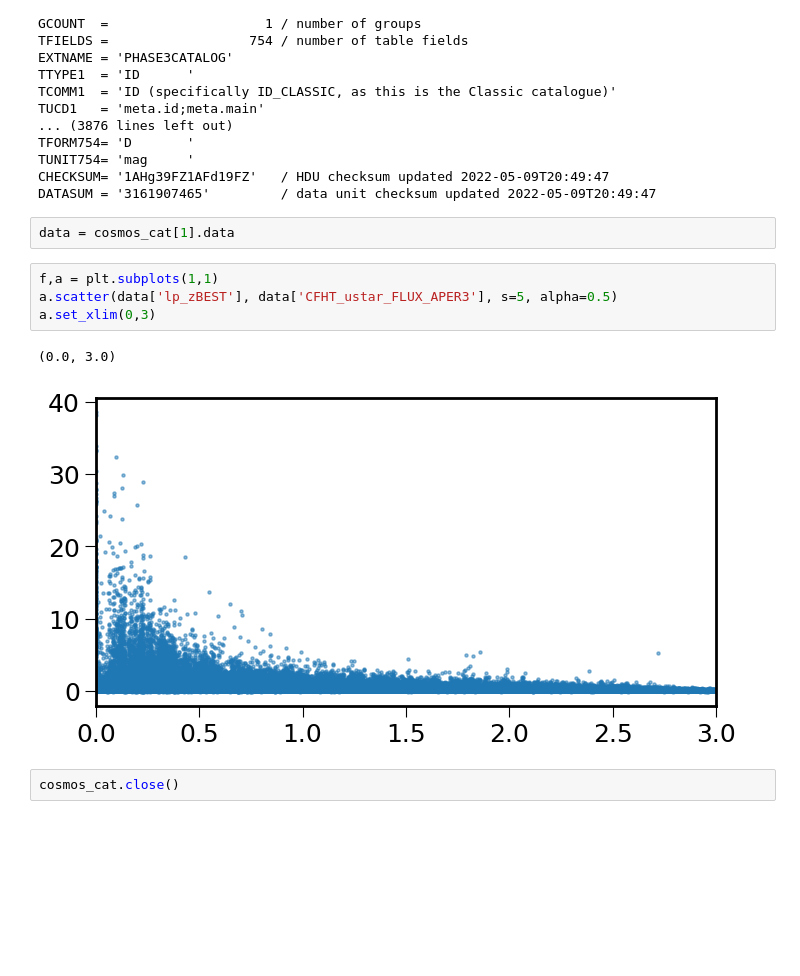
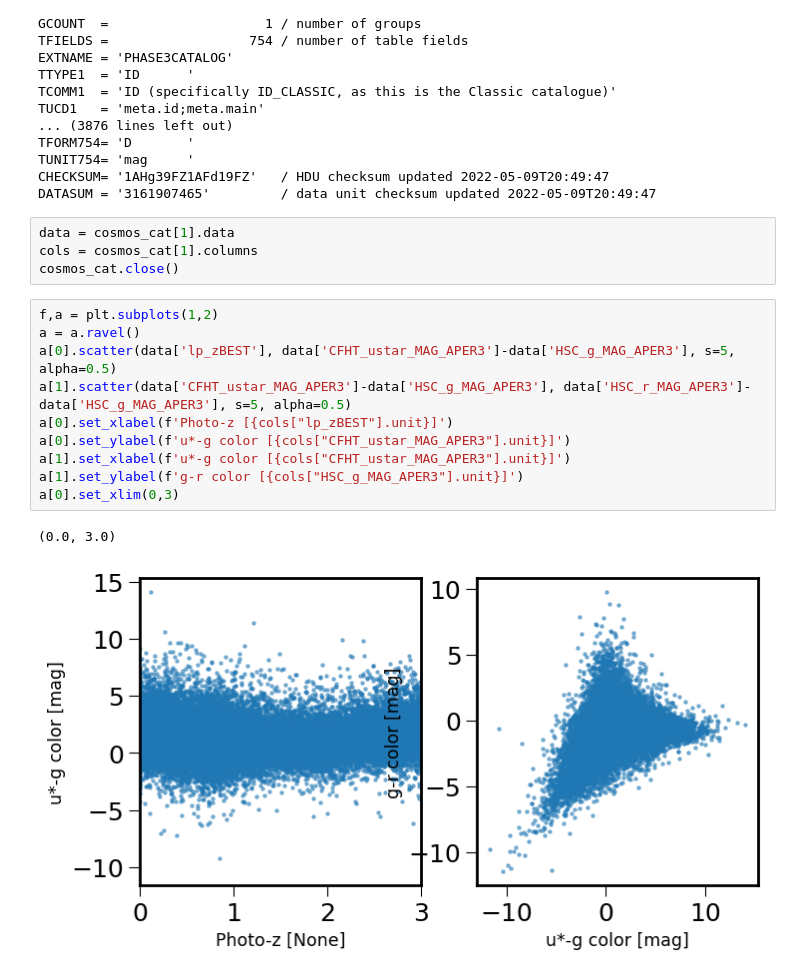
Before and after one commit to JospehCeh/lephare_cosmos, a Jupyter notebook: read_COSMOS2020.ipynb, the cells around one changed output. Cells and saved outputs as stored; diff of their text form; blank space fills up the shorter version.

Commit message:
improved nb with columns feature

```diff
--- a/read_COSMOS2020.ipynb
+++ b/read_COSMOS2020.ipynb
@@ -107,12 +107,18 @@ CHECKSUM= '1AHg39FZ1AFd19FZ'   / HDU checksum updated 2022-05-09T20:49:47
 DATASUM = '3161907465'         / data unit checksum updated 2022-05-09T20:49:47
 # %%
 data = cosmos_cat[1].data
+cols = cosmos_cat[1].columns
+cosmos_cat.close()
 # %%
-f,a = plt.subplots(1,1)
-a.scatter(data['lp_zBEST'], data['CFHT_ustar_FLUX_APER3'], s=5, alpha=0.5)
-a.set_xlim(0,3)
+f,a = plt.subplots(1,2)
+a = a.ravel()
+a[0].scatter(data['lp_zBEST'], data['CFHT_ustar_MAG_APER3']-data['HSC_g_MAG_APER3'], s=5, alpha=0.5)
+a[1].scatter(data['CFHT_ustar_MAG_APER3']-data['HSC_g_MAG_APER3'], data['HSC_r_MAG_APER3']-data['HSC_g_MAG_APER3'], s=5, alpha=0.5)
+a[0].set_xlabel(f'Photo-z [{cols["lp_zBEST"].unit}]')
+a[0].set_ylabel(f'u*-g color [{cols["CFHT_ustar_MAG_APER3"].unit}]')
+a[1].set_xlabel(f'u*-g color [{cols["CFHT_ustar_MAG_APER3"].unit}]')
+a[1].set_ylabel(f'g-r color [{cols["HSC_g_MAG_APER3"].unit}]')
+a[0].set_xlim(0,3)
 # %% [output]
 (0.0, 3.0)
-[figure, old version]
+[figure, new version]
-# %%
-cosmos_cat.close()
```
Also changed, not shown: parts of 2 cells of this notebook.
